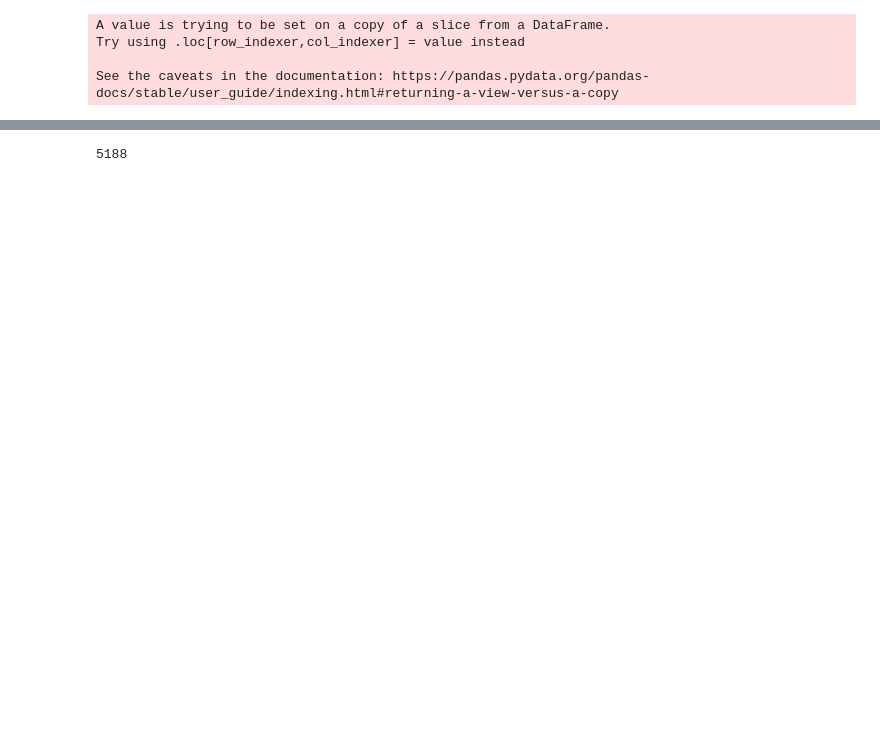
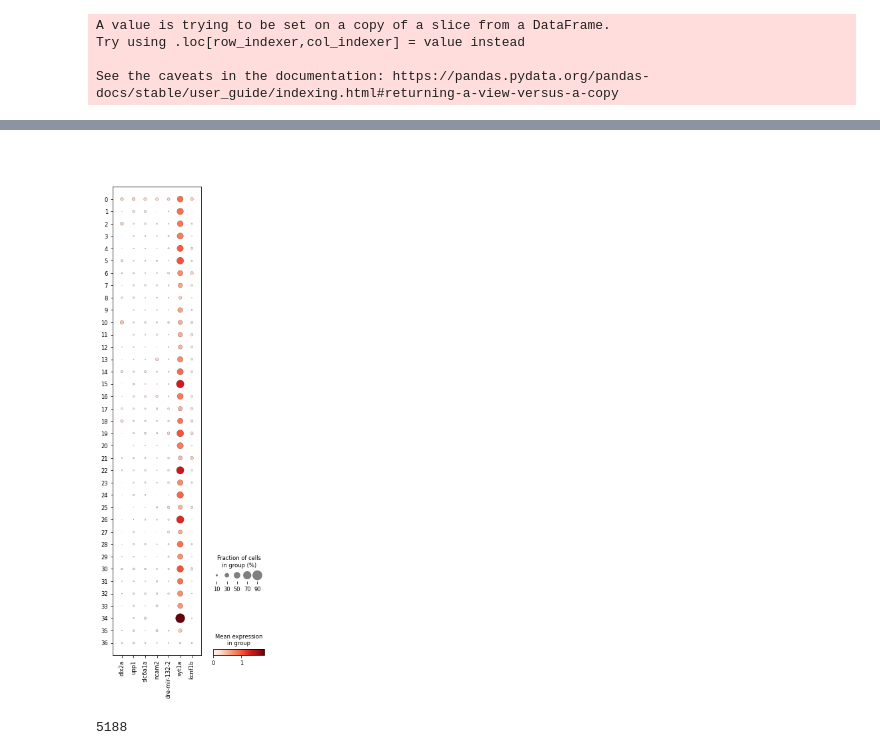
Before and after one commit to Bo-Wang-Lab/Vertebrate_hypothalamus, a Jupyter notebook: Preprocessing/Lowquality_celltype.ipynb, the cells around one changed output, grey strips where cells are left out. Saved outputs shown, nothing was run; the diff lists cells and outputs as text; code cells hidden in the pictures; blank space fills up the shorter version.

```diff
--- a/Preprocessing/Lowquality_celltype.ipynb
+++ b/Preprocessing/Lowquality_celltype.ipynb
@@ -216,2 +233,6 @@ See the caveats in the documentation: https://pandas.pydata.org/pandas-docs/stab
+# %%
+sc.pl.dotplot(cj_dat,groupby = 'leiden_clusters',var_names=['dlx2a','upp1','slc6a1a','ncam2','dre-mir-132-2','syt1a','kcnf1b'])
+# %% [output]
+[figure, added]
 # %%
 #Put the cell clusters you want to remove here
```
Also changed, not shown: parts of 21 cells of this notebook, 42 other files.
